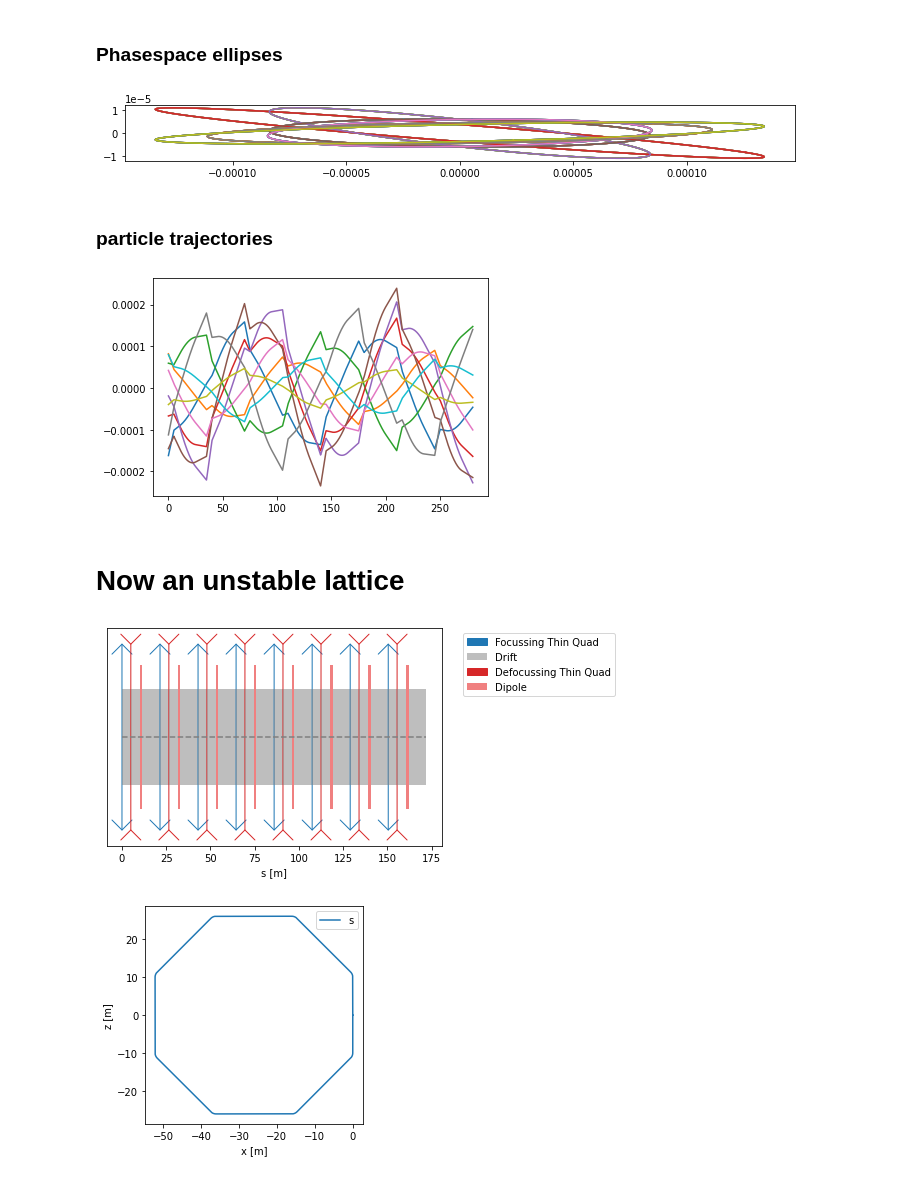
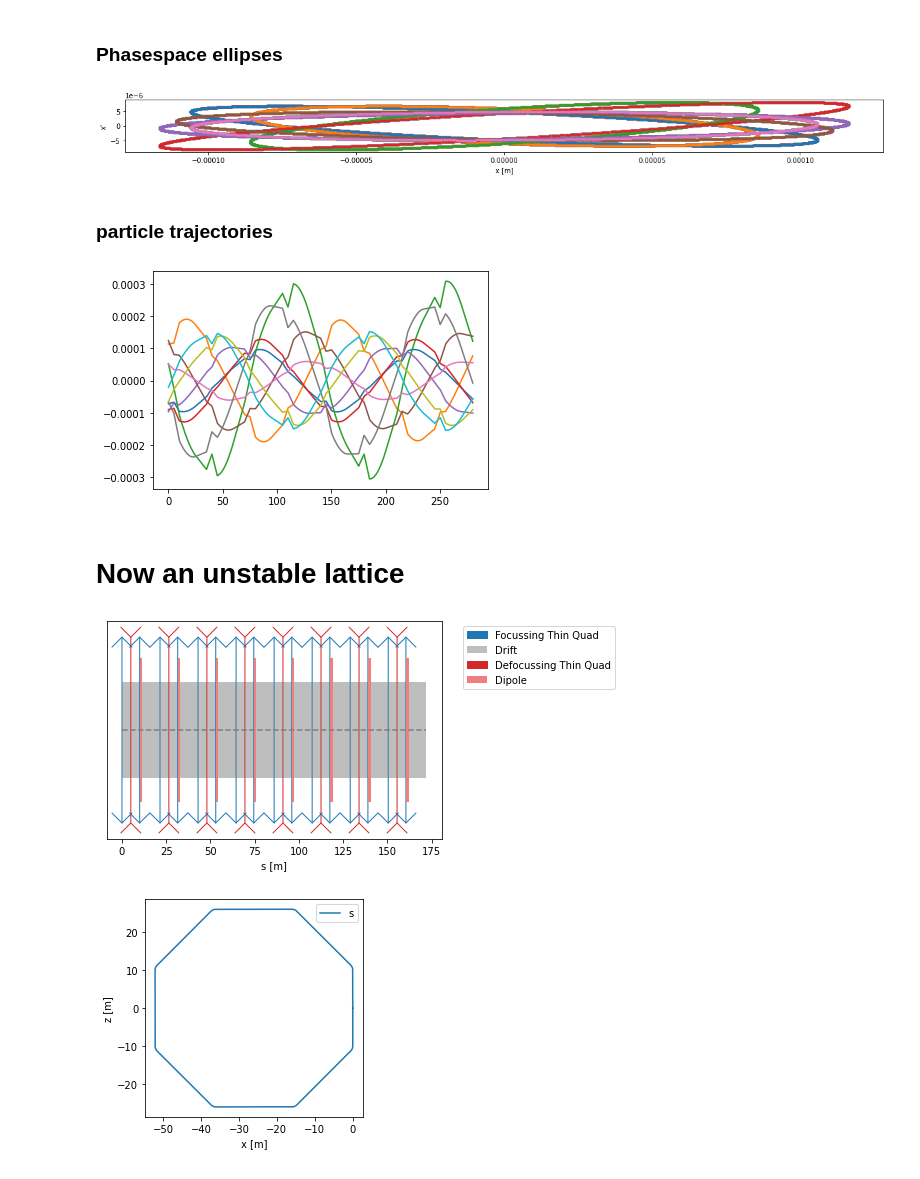
Before and after one commit to loiccoyle/pyaccelerator, a Jupyter notebook: noteboooks/lattice.ipynb, the cells around one changed output. Drawn from its saved outputs; the diff is of its cells as text; code cells hidden in the pictures.

```diff
--- a/noteboooks/lattice.ipynb
+++ b/noteboooks/lattice.ipynb
@@ -16,7 +16,11 @@ import numpy as np
 drift_l = 5  # m
 focal_length = 10  # meters
 
-FODO_cell = [QuadrupoleThin(focal_length), Drift(drift_l), QuadrupoleThin(-focal_length), Drift(drift_l)]
+FODO_cell = [QuadrupoleThin(focal_length*2),
+             Drift(drift_l),
+             QuadrupoleThin(-focal_length),
+             Drift(drift_l),
+             QuadrupoleThin(focal_length*2)]
 fodo = Lattice(FODO_cell)
 fodo
 # %% [output]
@@ -195,19 +247,21 @@ ellipses = lattice.transport(phasespace=Beam().ellipse(lattice.m_h.twiss_solutio
-# %%
-plt.figure(figsize=(12,12))
-plt.plot(ellipses.u, ellipses.u_prime)
-plt.gca().set_aspect('equal')
-# %% [output]
-[figure, removed]
+# %%
+beam = Beam(n_particles=10)
+# %%
+ellipses = lattice.transport(beam.ellipse(lattice.solve_twiss()))
+fig, ax = ellipses.plot('h')
+fig.set_size_inches((20, 20))
+# %% [output]
+[figure, added]
 # %% [markdown]
 ### particle trajectories
 # %%
 particles = lattice.slice(Drift, 100)\
                        .slice(Dipole, 100)\
-                       .transport(phasespace=Beam(n_particles=10).match(lattice.m_h.twiss_solution), plane='h')
+                       .transport(beam.match(lattice.solve_twiss()))
 # %%
-plt.plot(particles.s, particles.u.T);
+plt.plot(particles.s, particles.x.T);
 # %% [output]
-[figure, old version]
+[figure, new version]
 # %% [markdown]
 # Now an unstable lattice
 # %%
@@ -225,7 +279,7 @@ lattice = Lattice(sequence)
 # %%
 lattice.plot();
 # %% [output]
-[figure, old version]
+[figure, new version]
 # %%
 lattice.plot.top_down();
 # %% [output]
```
Also changed, not shown: parts of 42 cells of this notebook, 32 other files.
